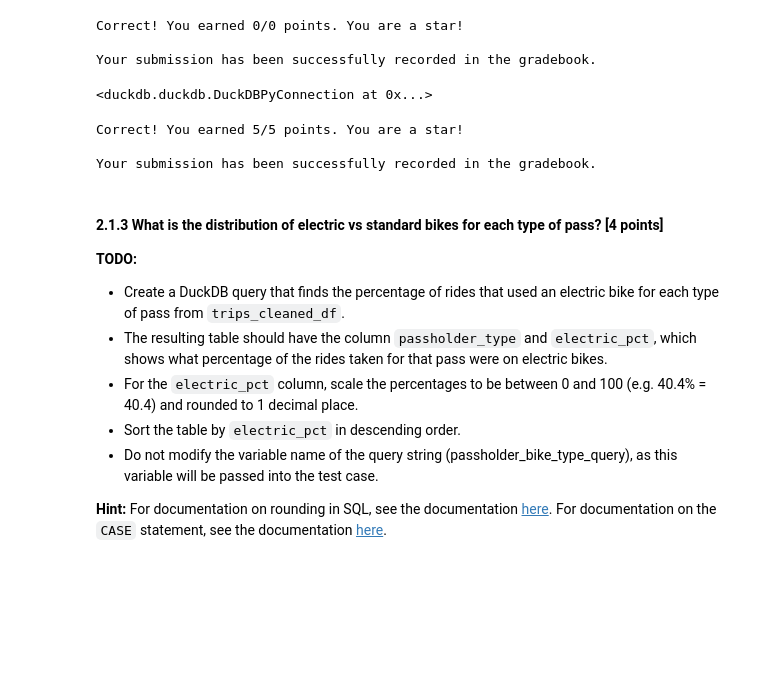
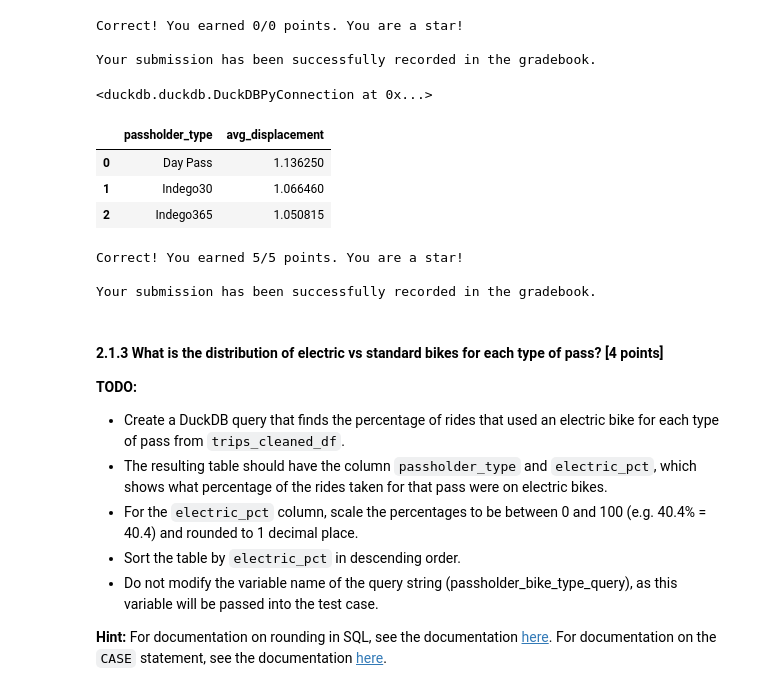
Before and after one commit to YanfuOu/CIS545, a Jupyter notebook: Yanfu_HW2_FA2024.ipynb, the cells around one changed output. Drawn from its saved outputs; the diff is of its cells as text; code cells hidden in the pictures; blank space fills up the shorter version.

```diff
--- a/Yanfu_HW2_FA2024.ipynb
+++ b/Yanfu_HW2_FA2024.ipynb
@@ -696,13 +623,19 @@ duckdb.create_function("distance",calculate_distance, [float, float, float, floa
 # %%
 # TODO: Use Duck DB to find the average displacement for non-roundtrip rides for each passholder type.
 distance_query = """
 SELECT passholder_type, AVG(distance(start_lat, start_lon, end_lat, end_lon)) AS avg_displacement
 FROM trips_cleaned_df
 WHERE trip_route_category != 'Round Trip'
 GROUP BY passholder_type
 ORDER BY avg_displacement DESC
 """
 passholder_distance = duckdb.sql(distance_query).df()
+passholder_distance
+# %% [output]
+|  | passholder_type | avg_displacement |
+| 0 | Day Pass | 1.136250 |
+| 1 | Indego30 | 1.066460 |
+| 2 | Indego365 | 1.050815 |
 # %%
 # 5 points
 grader.grade(test_case_id = 'test_passholder_distance', answer = passholder_distance)
```
Also changed, not shown: parts of 28 cells of this notebook.
